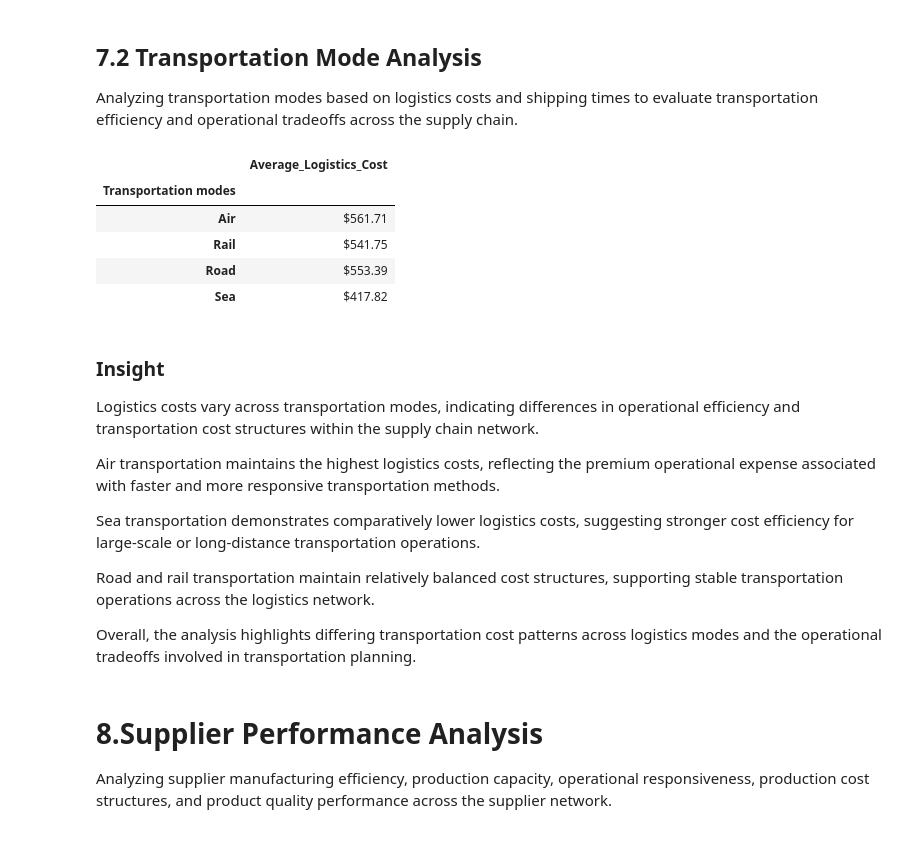
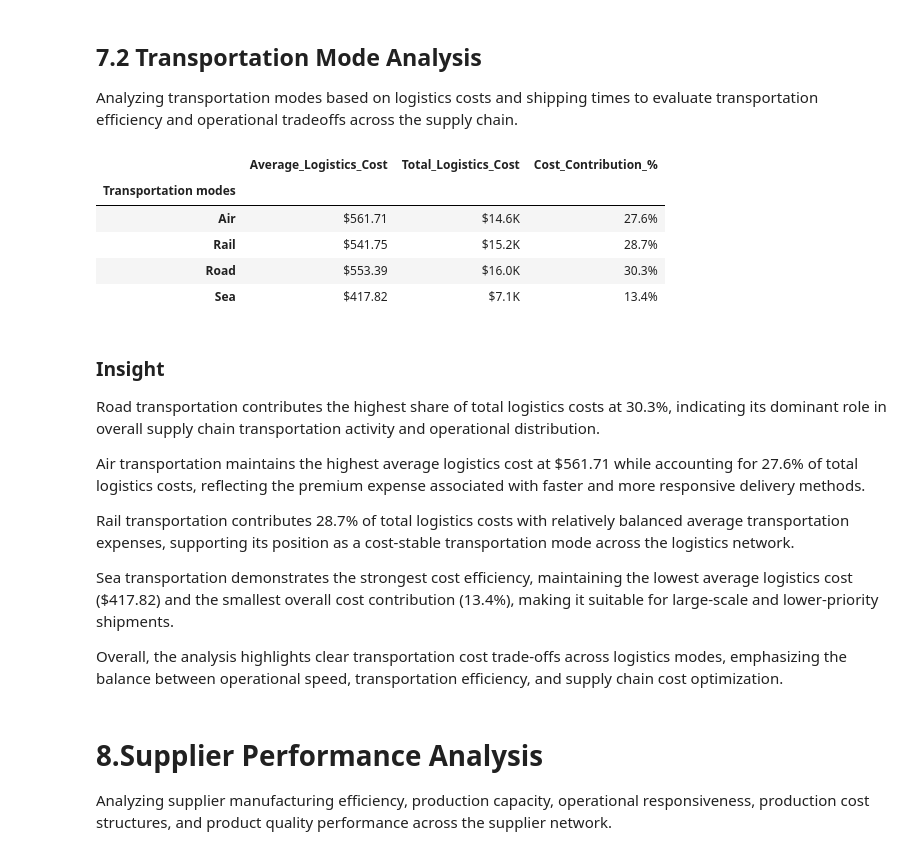
Before and after one commit to sarathkumarkrishnasha132-ctrl/supply-chain-operations-dashboard, a Jupyter notebook: python/Supply chain analysis.ipynb, the cells around one changed output. Saved outputs shown, nothing was run; the diff lists cells and outputs as text; code cells hidden in the pictures.

```diff
--- a/python/Supply chain analysis.ipynb
+++ b/python/Supply chain analysis.ipynb
@@ -332,34 +363,51 @@ Analyzing transportation modes based on logistics costs and shipping times to ev
 # %%
 transportation_performance = df.groupby(
     'Transportation modes'
 ).agg(
-    Average_Logistics_Cost=('Costs', 'mean')
+    Average_Logistics_Cost=('Costs', 'mean'),
+    Total_Logistics_Cost=('Costs', 'sum')
 )
 
+# Cost contribution percentage
+total_cost = transportation_performance['Total_Logistics_Cost'].sum()
+
+transportation_performance['Cost_Contribution_%'] = (
+    transportation_performance['Total_Logistics_Cost'] / total_cost * 100
+)
+
+# Formatting
 transportation_performance['Average_Logistics_Cost'] = transportation_performance[
     'Average_Logistics_Cost'
 ].apply(lambda x: f"${x:.2f}")
 
+transportation_performance['Total_Logistics_Cost'] = transportation_performance[
+    'Total_Logistics_Cost'
+].apply(lambda x: f"${x/1000:.1f}K")
+
+transportation_performance['Cost_Contribution_%'] = transportation_performance[
+    'Cost_Contribution_%'
+].apply(lambda x: f"{x:.1f}%")
+
 transportation_performance
 # %% [output]
-|  | Average_Logistics_Cost |
-| Transportation modes |  |
-| Air | $561.71 |
-| Rail | $541.75 |
-| Road | $553.39 |
-| Sea | $417.82 |
+|  | Average_Logistics_Cost | Total_Logistics_Cost | Cost_Contribution_% |
+| Transportation modes |  |  |  |
+| Air | $561.71 | $14.6K | 27.6% |
+| Rail | $541.75 | $15.2K | 28.7% |
+| Road | $553.39 | $16.0K | 30.3% |
+| Sea | $417.82 | $7.1K | 13.4% |
 # %% [markdown]
 ### Insight
 
-Logistics costs vary across transportation modes, indicating differences in operational efficiency and transportation cost structures within the supply chain network.
+Road transportation contributes the highest share of total logistics costs at 30.3%, indicating its dominant role in overall supply chain transportation activity and operational distribution.
 
-Air transportation maintains the highest logistics costs, reflecting the premium operational expense associated with faster and more responsive transportation methods.
+Air transportation maintains the highest average logistics cost at $561.71 while accounting for 27.6% of total logistics costs, reflecting the premium expense associated with faster and more responsive delivery methods.
 
-Sea transportation demonstrates comparatively lower logistics costs, suggesting stronger cost efficiency for large-scale or long-distance transportation operations.
+Rail transportation contributes 28.7% of total logistics costs with relatively balanced average transportation expenses, supporting its position as a cost-stable transportation mode across the logistics network.
 
-Road and rail transportation maintain relatively balanced cost structures, supporting stable transportation operations across the logistics network.
+Sea transportation demonstrates the strongest cost efficiency, maintaining the lowest average logistics cost ($417.82) and the smallest overall cost contribution (13.4%), making it suitable for large-scale and lower-priority shipments.
 
-Overall, the analysis highlights differing transportation cost patterns across logistics modes and the operational tradeoffs involved in transportation planning.
+Overall, the analysis highlights clear transportation cost trade-offs across logistics modes, emphasizing the balance between operational speed, transportation efficiency, and supply chain cost optimization.
 # %% [markdown]
 
 # 8.Supplier Performance Analysis
```
Also changed, not shown: parts of 5 cells of this notebook.
